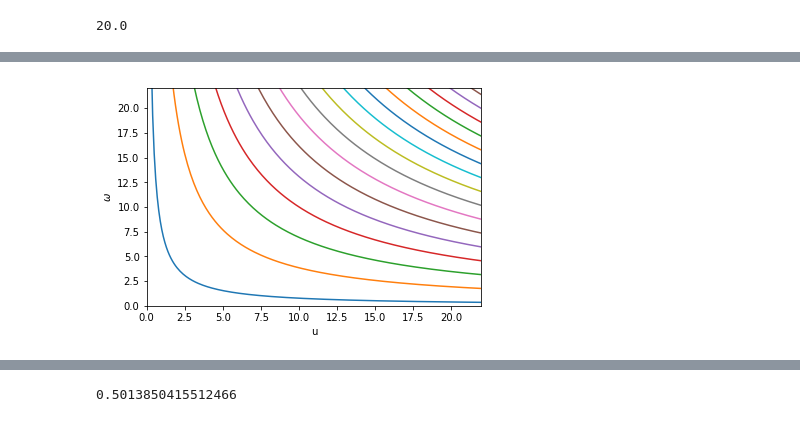
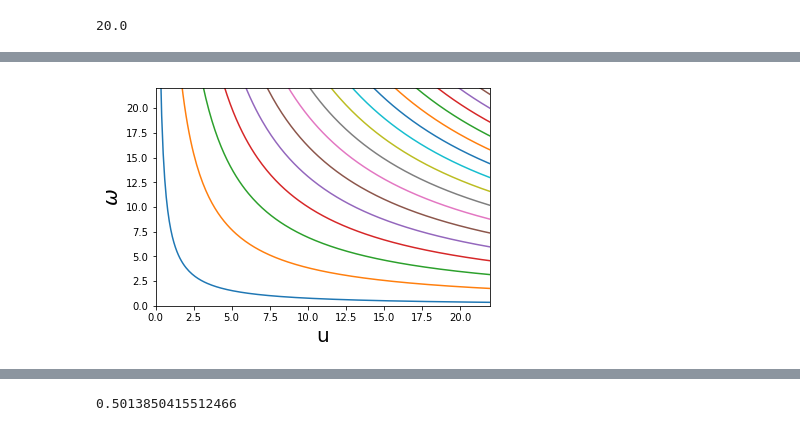
Before and after one commit to Dirivian/Jupyter_notebooks, a Jupyter notebook: Coin_toss.ipynb, the cells around one changed output, grey strips where cells are left out. Saved outputs shown, nothing was run; the diff lists cells and outputs as text; code cells hidden in the pictures.

```diff
--- a/Coin_toss.ipynb
+++ b/Coin_toss.ipynb
@@ -50,0 +122,13 @@ plt.show()
+# %%
+u = np.linspace(0.1,100,1000)
+for n in range(0,48,5):
+    plt.plot(u,w_relation(u,n),'k')
+plt.xlim(0,52)
+plt.ylim(0,52)
+plt.plot(35, w_relation(35,5), 'bo',markersize=20)
+plt.plot(18, w_relation(18,25), 'ro',markersize=20)
+plt.plot(35.25, 35.25, 'go',markersize=20)
+plt.xlabel('u',fontsize=20)
+plt.ylabel('$\omega$',fontsize=20)
+plt.savefig('curvesplot2.pdf')
+plt.show()
@@ -51,15 +137,15 @@ plt.show()
 # %%
 u = np.linspace(0.1,100,1000)
 for n in range(18):
     plt.plot(u,w_relation(u,n))
 plt.xlim(0,22)
 plt.ylim(0,22)
-plt.xlabel('u')
-plt.ylabel('$\omega$')
-plt.savefig('mainplot.pdf')
+plt.xlabel('u',fontsize=20)
+plt.ylabel('$\omega$',fontsize=20)
+plt.savefig('curvesplot.pdf')
 plt.show()
 # %% [output]
-[figure, old version]
+[figure, new version]
 # %%
 u = np.linspace(0.1,100,1000)
 plt.plot(u,w_relation(u,10))
```
Also changed, not shown: parts of 11 cells of this notebook.
